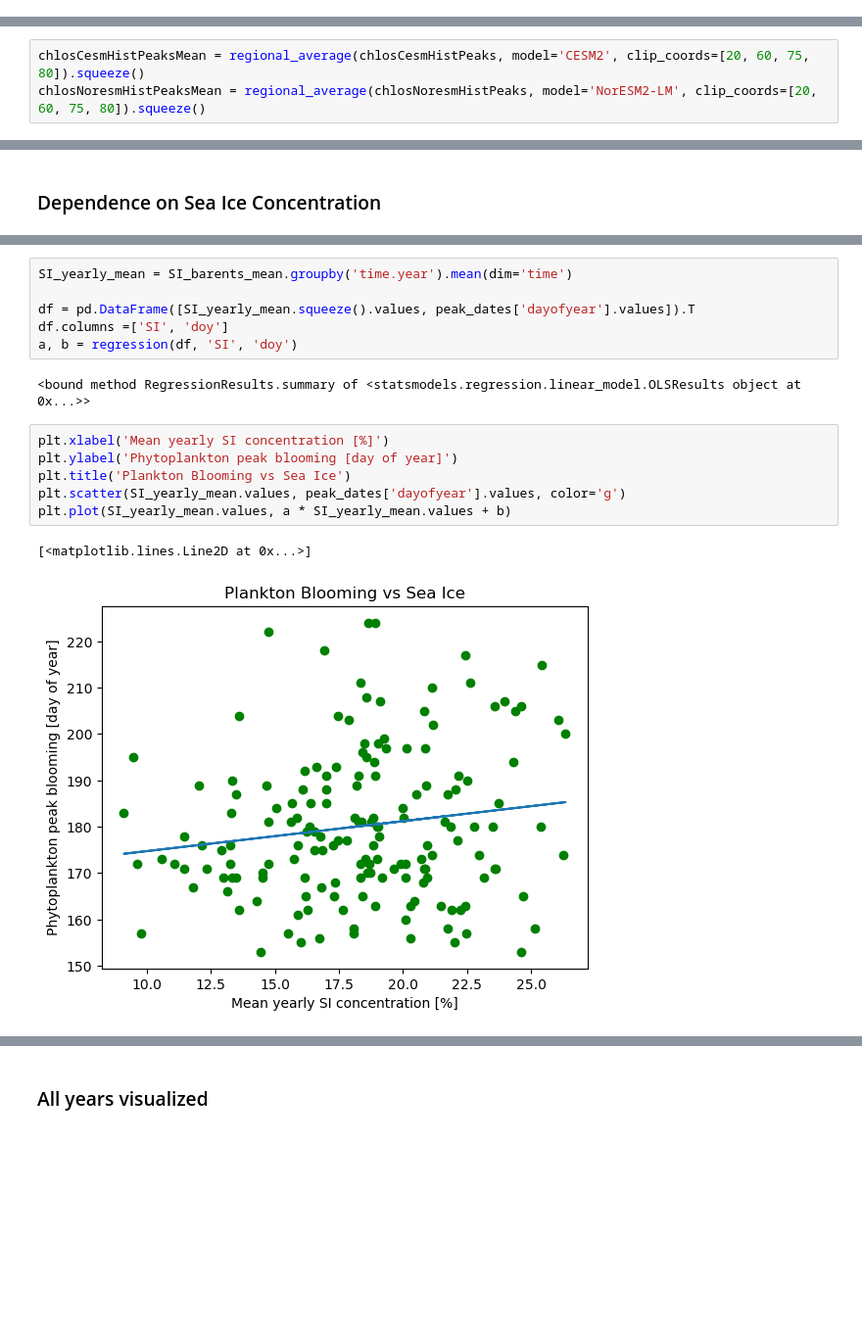
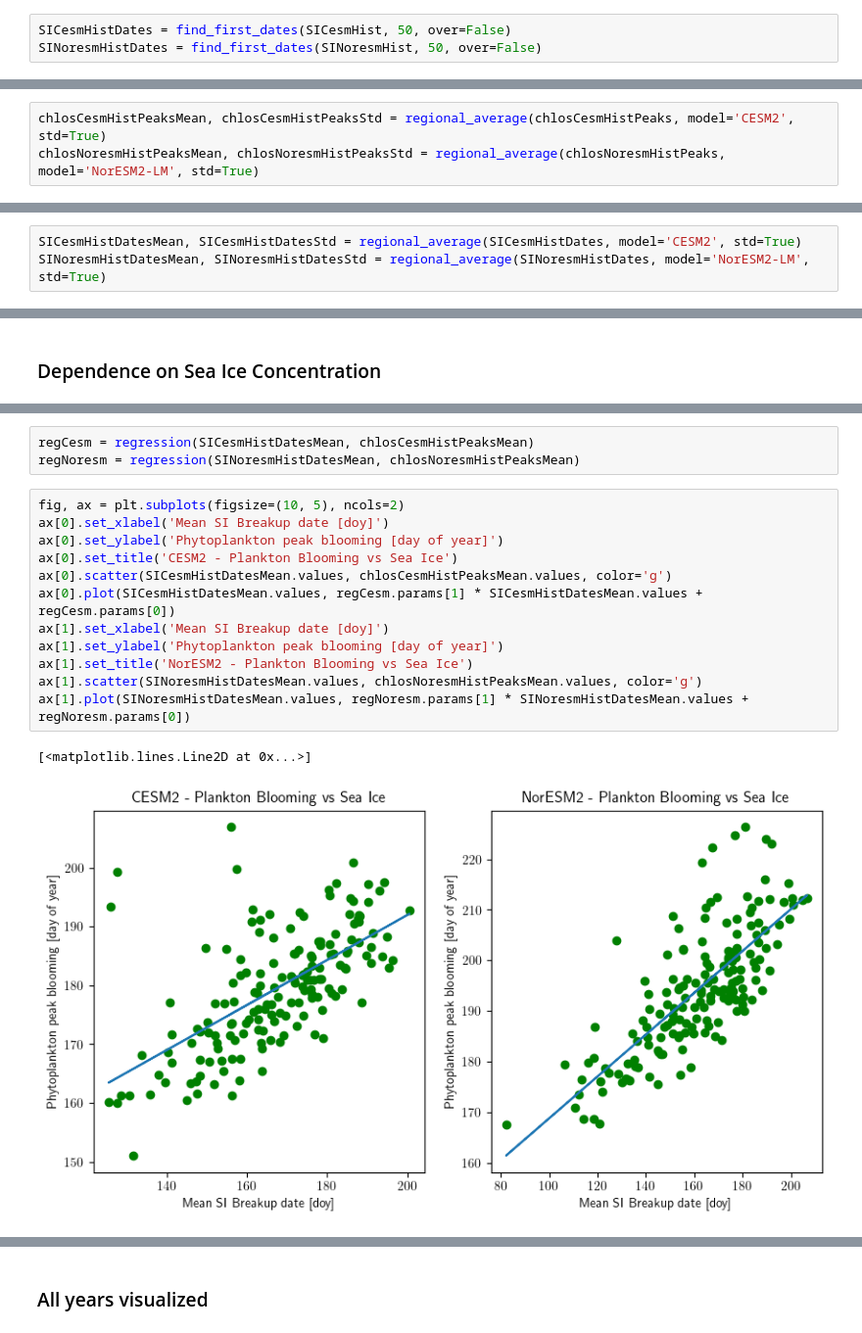
Before and after one commit to eScience-course/Tjaernoe2022-group6, a Jupyter notebook: notebooks/Stian/main.ipynb, the cells around one changed output, grey strips where cells are left out. Shown at 98% size. Drawn from its saved outputs; the diff is of its cells as text; blank space fills up the shorter version.

```diff
--- a/notebooks/Stian/main.ipynb
+++ b/notebooks/Stian/main.ipynb
@@ -101,0 +179,3 @@ chlosNoresmHistPeaks = find_peak_dates(chlosNoresmHist.chlos)
+# %%
+SICesmHistDates = find_first_dates(SICesmHist, 50, over=False)
+SINoresmHistDates = find_first_dates(SINoresmHist, 50, over=False)
@@ -112,6 +286,6 @@ AttributeError: 'Figure' object has no property 'projection'
 # %%
-chlosCesmHistPeaksMean = regional_average(chlosCesmHistPeaks, model='CESM2', clip_coords=[20, 60, 75, 80]).squeeze()
-chlosNoresmHistPeaksMean = regional_average(chlosNoresmHistPeaks, model='NorESM2-LM', clip_coords=[20, 60, 75, 80]).squeeze()
+chlosCesmHistPeaksMean, chlosCesmHistPeaksStd = regional_average(chlosCesmHistPeaks, model='CESM2', std=True)
+chlosNoresmHistPeaksMean, chlosNoresmHistPeaksStd = regional_average(chlosNoresmHistPeaks, model='NorESM2-LM', std=True)
 # %% [output]
 Found local areacello NetCDF
 Found local areacello NetCDF
@@ -157,0 +305,3 @@ SINoresm = clip_to_region(SINoresm, minlat=75, maxlat=80, minlon=20, maxlon=60)
+# %%
+SICesmHistDatesMean, SICesmHistDatesStd = regional_average(SICesmHistDates, model='CESM2', std=True)
+SINoresmHistDatesMean, SINoresmHistDatesStd = regional_average(SINoresmHistDates, model='NorESM2-LM', std=True)
@@ -232,17 +391,18 @@ scatter_dates(peak_dates, last_n_years=60)
 # %%
-SI_yearly_mean = SI_barents_mean.groupby('time.year').mean(dim='time')
-
-df = pd.DataFrame([SI_yearly_mean.squeeze().values, peak_dates['dayofyear'].values]).T
-df.columns =['SI', 'doy']
-a, b = regression(df, 'SI', 'doy')
+regCesm = regression(SICesmHistDatesMean, chlosCesmHistPeaksMean)
+regNoresm = regression(SINoresmHistDatesMean, chlosNoresmHistPeaksMean)
-# %% [output]
-<bound method RegressionResults.summary of <statsmodels.regression.linear_model.OLSResults object at 0x...>>
 # %%
-plt.xlabel('Mean yearly SI concentration [%]')
-plt.ylabel('Phytoplankton peak blooming [day of year]')
-plt.title('Plankton Blooming vs Sea Ice')
-plt.scatter(SI_yearly_mean.values, peak_dates['dayofyear'].values, color='g')
-plt.plot(SI_yearly_mean.values, a * SI_yearly_mean.values + b)
+fig, ax = plt.subplots(figsize=(10, 5), ncols=2)
+ax[0].set_xlabel('Mean SI Breakup date [doy]')
+ax[0].set_ylabel('Phytoplankton peak blooming [day of year]')
+ax[0].set_title('CESM2 - Plankton Blooming vs Sea Ice')
+ax[0].scatter(SICesmHistDatesMean.values, chlosCesmHistPeaksMean.values, color='g')
+ax[0].plot(SICesmHistDatesMean.values, regCesm.params[1] * SICesmHistDatesMean.values + regCesm.params[0])
+ax[1].set_xlabel('Mean SI Breakup date [doy]')
+ax[1].set_ylabel('Phytoplankton peak blooming [day of year]')
+ax[1].set_title('NorESM2 - Plankton Blooming vs Sea Ice')
+ax[1].scatter(SINoresmHistDatesMean.values, chlosNoresmHistPeaksMean.values, color='g')
+ax[1].plot(SINoresmHistDatesMean.values, regNoresm.params[1] * SINoresmHistDatesMean.values + regNoresm.params[0])
 # %% [output]
 [<matplotlib.lines.Line2D at 0x...>]
-[figure, old version]
+[figure, new version]
```
Also changed, not shown: parts of 77 cells of this notebook, 1 other file.
